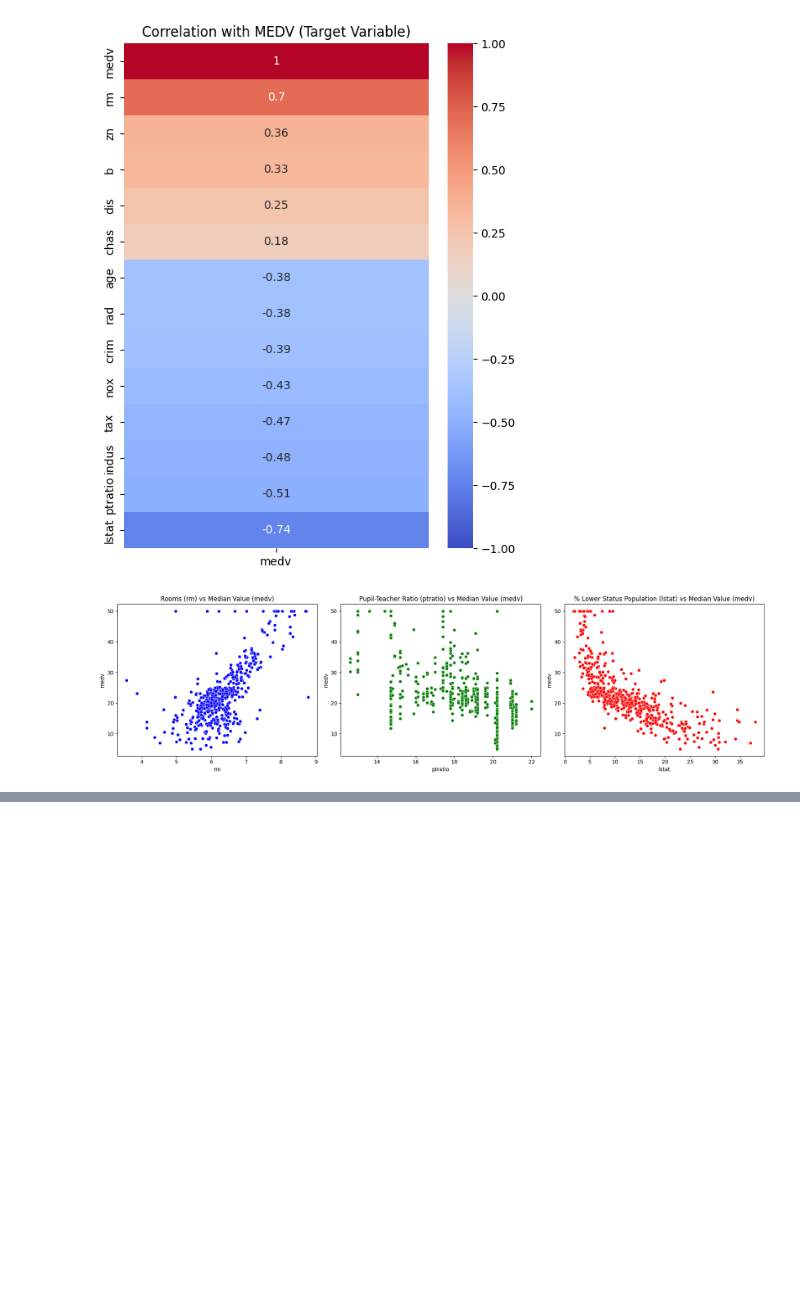
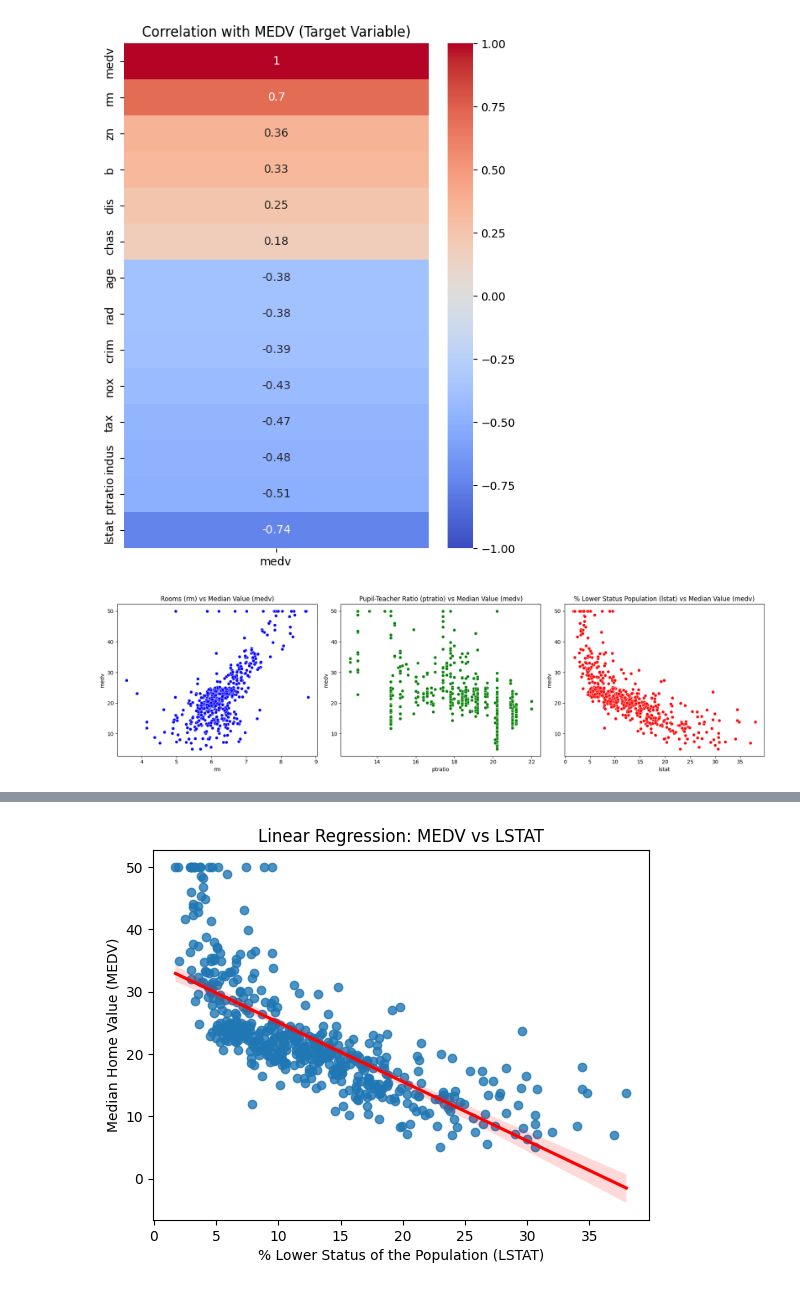
Before and after one commit to rodrigo-glez/linear-regression-boston, a Jupyter notebook: linear_regression_boston.ipynb, the cells around one changed output, grey strips where cells are left out. Saved outputs shown, nothing was run; the diff lists cells and outputs as text; code cells hidden in the pictures; blank space fills up the shorter version.

Commit message:
Simple linear regression

```diff
--- a/linear_regression_boston.ipynb
+++ b/linear_regression_boston.ipynb
@@ -93,0 +119,9 @@ plt.show()
+# %%
+# Visualize the regression line
+sns.regplot(x='lstat', y='medv', data=df, line_kws={"color": "red"})
+plt.title('Linear Regression: MEDV vs LSTAT')
+plt.xlabel('% Lower Status of the Population (LSTAT)')
+plt.ylabel('Median Home Value (MEDV)')
+plt.show()
+# %% [output]
+[figure, added]
```
Also changed, not shown: parts of 2 cells of this notebook.
